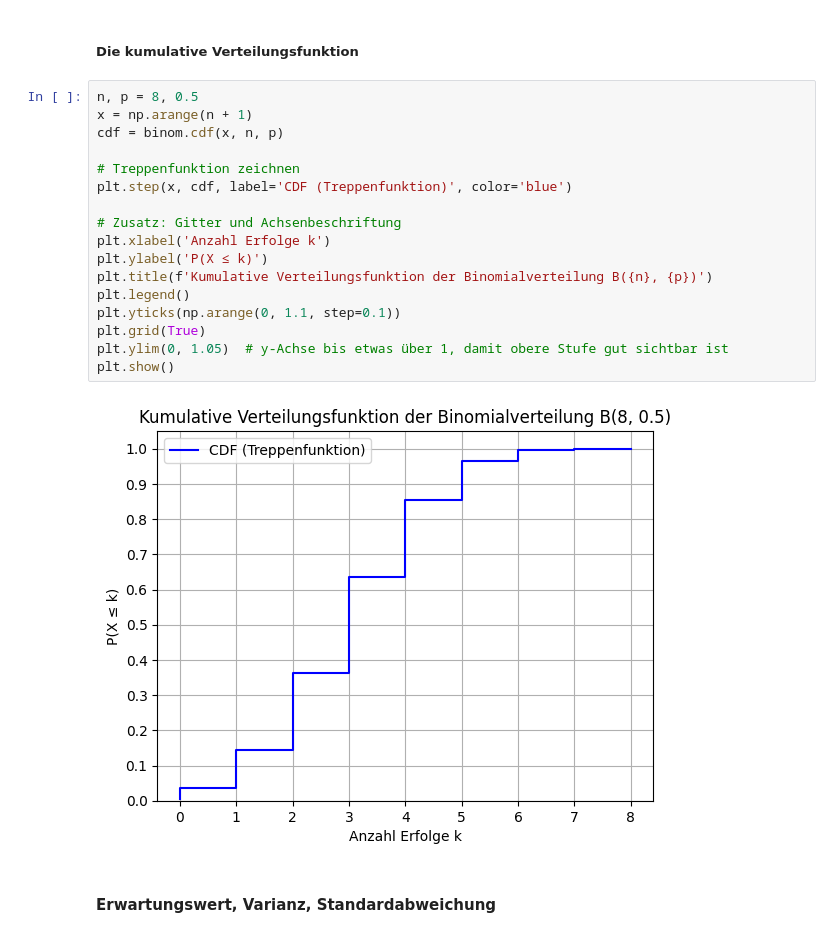
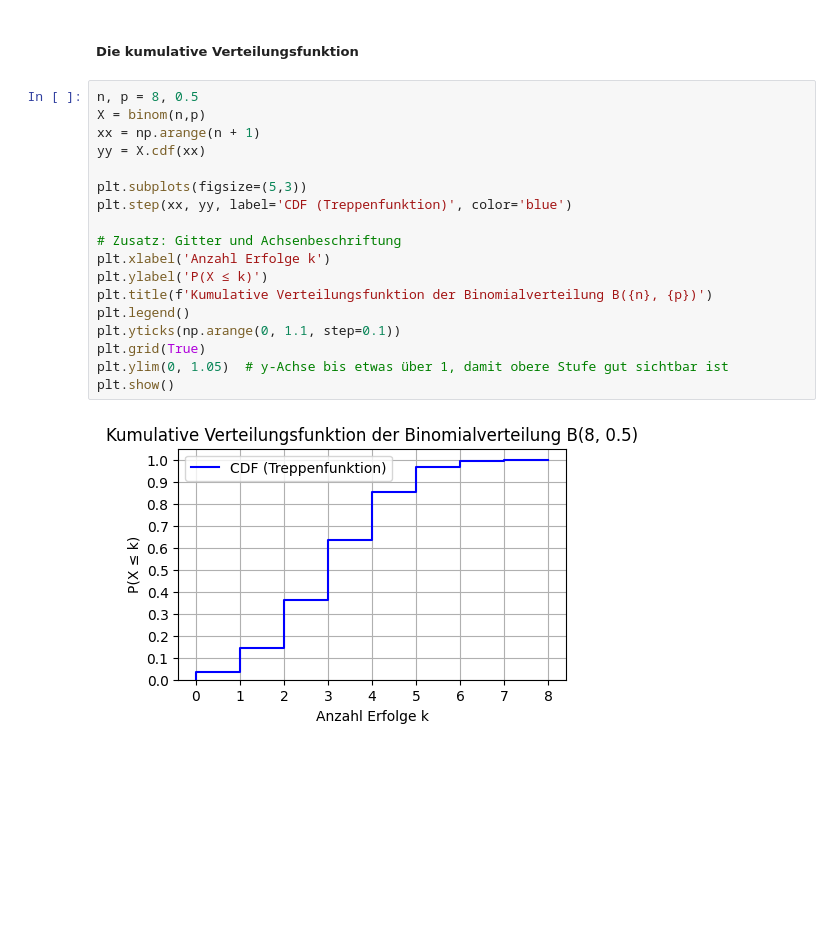
Before and after one commit to ktheu/MatheMitPython, a Jupyter notebook: binomialverteilung/binomialverteilung.ipynb, the cells around one changed output. Saved outputs shown, nothing was run; the diff lists cells and outputs as text; blank space fills up the shorter version.

```diff
--- a/binomialverteilung/binomialverteilung.ipynb
+++ b/binomialverteilung/binomialverteilung.ipynb
@@ -81,22 +98,21 @@ plt.show()
 ##### Die kumulative Verteilungsfunktion
 # %%
 n, p = 8, 0.5
-x = np.arange(n + 1)
-cdf = binom.cdf(x, n, p)
+X = binom(n,p)
+xx = np.arange(n + 1)
+yy = X.cdf(xx)
 
-# Treppenfunktion zeichnen
-plt.step(x, cdf, label='CDF (Treppenfunktion)', color='blue')
+plt.subplots(figsize=(5,3))
+plt.step(xx, yy, label='CDF (Treppenfunktion)', color='blue')
 
 # Zusatz: Gitter und Achsenbeschriftung
 plt.xlabel('Anzahl Erfolge k')
 plt.ylabel('P(X ≤ k)')
 plt.title(f'Kumulative Verteilungsfunktion der Binomialverteilung B({n}, {p})')
 plt.legend()
 plt.yticks(np.arange(0, 1.1, step=0.1))
 plt.grid(True)
 plt.ylim(0, 1.05)  # y-Achse bis etwas über 1, damit obere Stufe gut sichtbar ist
 plt.show()
 # %% [output]
-[figure, old version]
+[figure, new version]
-# %% [markdown]
-#### Erwartungswert, Varianz, Standardabweichung
```
Also changed, not shown: parts of 29 cells of this notebook, 25 other files.
